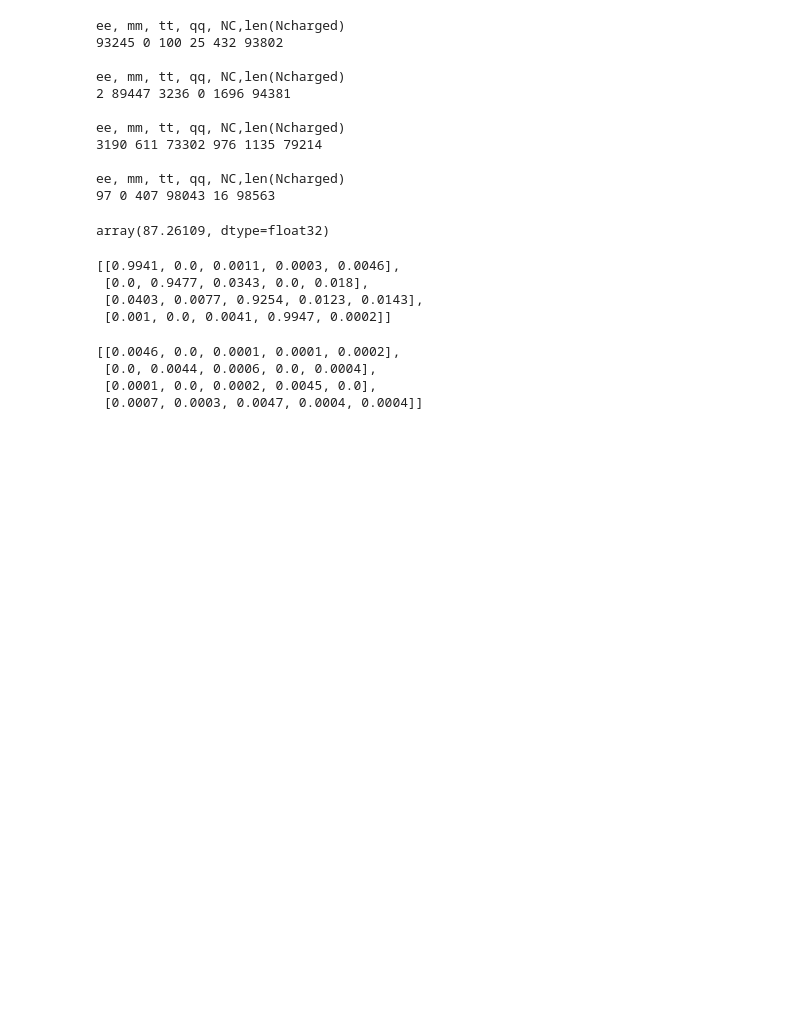
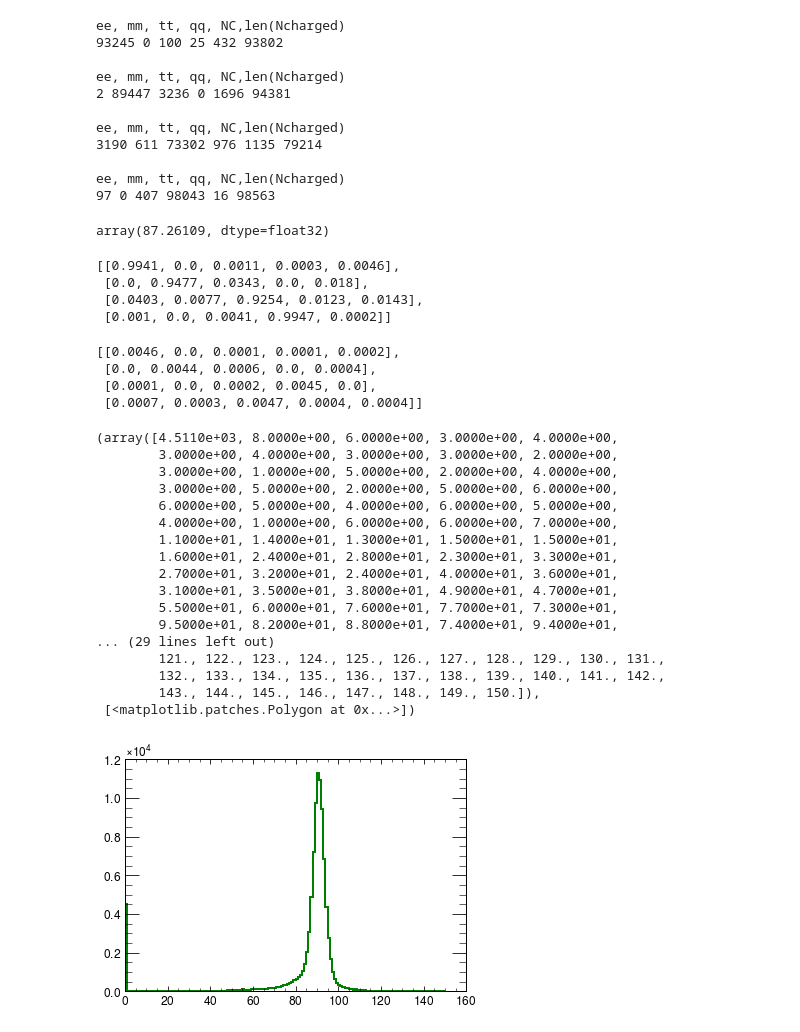
Before and after one commit to josepretel/z0-precisionmeasurement, a Jupyter notebook: z0_analysis.ipynb, the cells around one changed output. Cells and saved outputs as stored; diff of their text form; code cells hidden in the pictures; blank space fills up the shorter version.

```diff
--- a/z0_analysis.ipynb
+++ b/z0_analysis.ipynb
@@ -750,3 +750,24 @@ error_efficiency_matrix
  [0.0, 0.0044, 0.0006, 0.0, 0.0004],
  [0.0001, 0.0, 0.0002, 0.0045, 0.0],
  [0.0007, 0.0003, 0.0047, 0.0004, 0.0004]]
+# %%
+plt.hist(data_mm.loc[data_mm['ID']!= b'mm']['Pcharged'],bins=bins_pchar, histtype='step',  linewidth=2, edgecolor='green', label='Pcharged')
+# %% [output]
+(array([4.5110e+03, 8.0000e+00, 6.0000e+00, 3.0000e+00, 4.0000e+00,
+        3.0000e+00, 4.0000e+00, 3.0000e+00, 3.0000e+00, 2.0000e+00,
+        3.0000e+00, 1.0000e+00, 5.0000e+00, 2.0000e+00, 4.0000e+00,
+        3.0000e+00, 5.0000e+00, 2.0000e+00, 5.0000e+00, 6.0000e+00,
+        6.0000e+00, 5.0000e+00, 4.0000e+00, 6.0000e+00, 5.0000e+00,
+        4.0000e+00, 1.0000e+00, 6.0000e+00, 6.0000e+00, 7.0000e+00,
+        1.1000e+01, 1.4000e+01, 1.3000e+01, 1.5000e+01, 1.5000e+01,
+        1.6000e+01, 2.4000e+01, 2.8000e+01, 2.3000e+01, 3.3000e+01,
+        2.7000e+01, 3.2000e+01, 2.4000e+01, 4.0000e+01, 3.6000e+01,
+        3.1000e+01, 3.5000e+01, 3.8000e+01, 4.9000e+01, 4.7000e+01,
+        5.5000e+01, 6.0000e+01, 7.6000e+01, 7.7000e+01, 7.3000e+01,
+        9.5000e+01, 8.2000e+01, 8.8000e+01, 7.4000e+01, 9.4000e+01,
+... (29 lines left out)
+        121., 122., 123., 124., 125., 126., 127., 128., 129., 130., 131.,
+        132., 133., 134., 135., 136., 137., 138., 139., 140., 141., 142.,
+        143., 144., 145., 146., 147., 148., 149., 150.]),
+ [<matplotlib.patches.Polygon at 0x...>])
+[figure, added]
```
Also changed, not shown: parts of 1 cell of this notebook.
